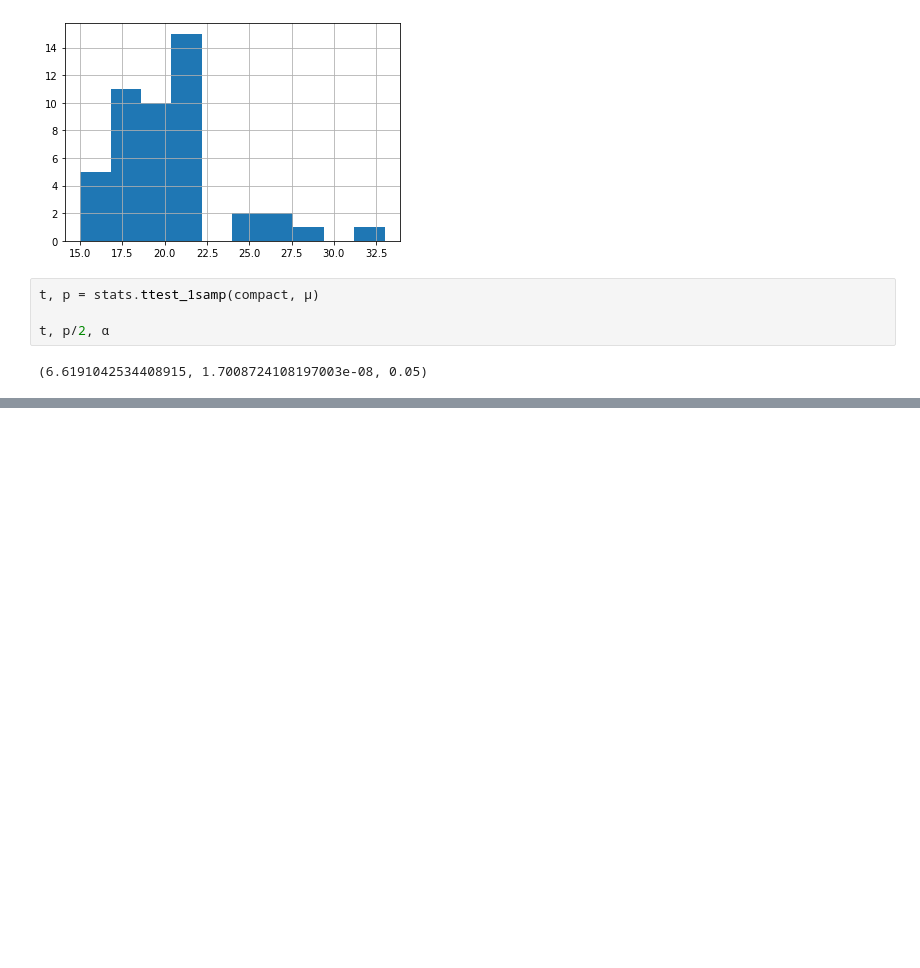
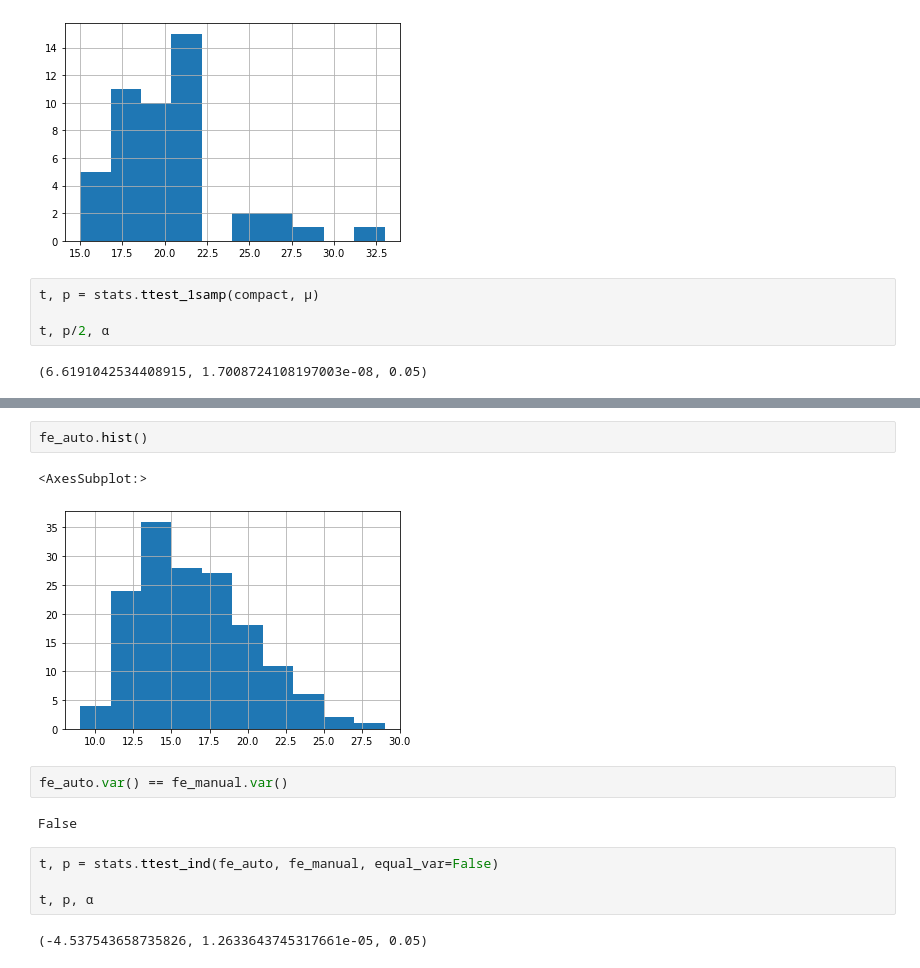
Before and after one commit to BraedenWright/statistics-exercises, a Jupyter notebook: hypothesis_testing.ipynb, the cells around one changed output, grey strips where cells are left out. Cells and saved outputs as stored; diff of their text form; blank space fills up the shorter version.

```diff
--- a/hypothesis_testing.ipynb
+++ b/hypothesis_testing.ipynb
@@ -225,3 +250,18 @@ t, p/2, α
+# %%
+fe_auto.hist()
+# %% [output]
+<AxesSubplot:>
+[figure, added]
+# %%
+fe_auto.var() == fe_manual.var()
+# %% [output]
+False
+# %%
+t, p = stats.ttest_ind(fe_auto, fe_manual, equal_var=False)
+
+t, p, α
+# %% [output]
+(-4.537543658735826, 1.2633643745317661e-05, 0.05)
 # %%
 if p < α:
     print(f' We can reject he null hypothesis.')
```
Also changed, not shown: parts of 5 cells of this notebook.
